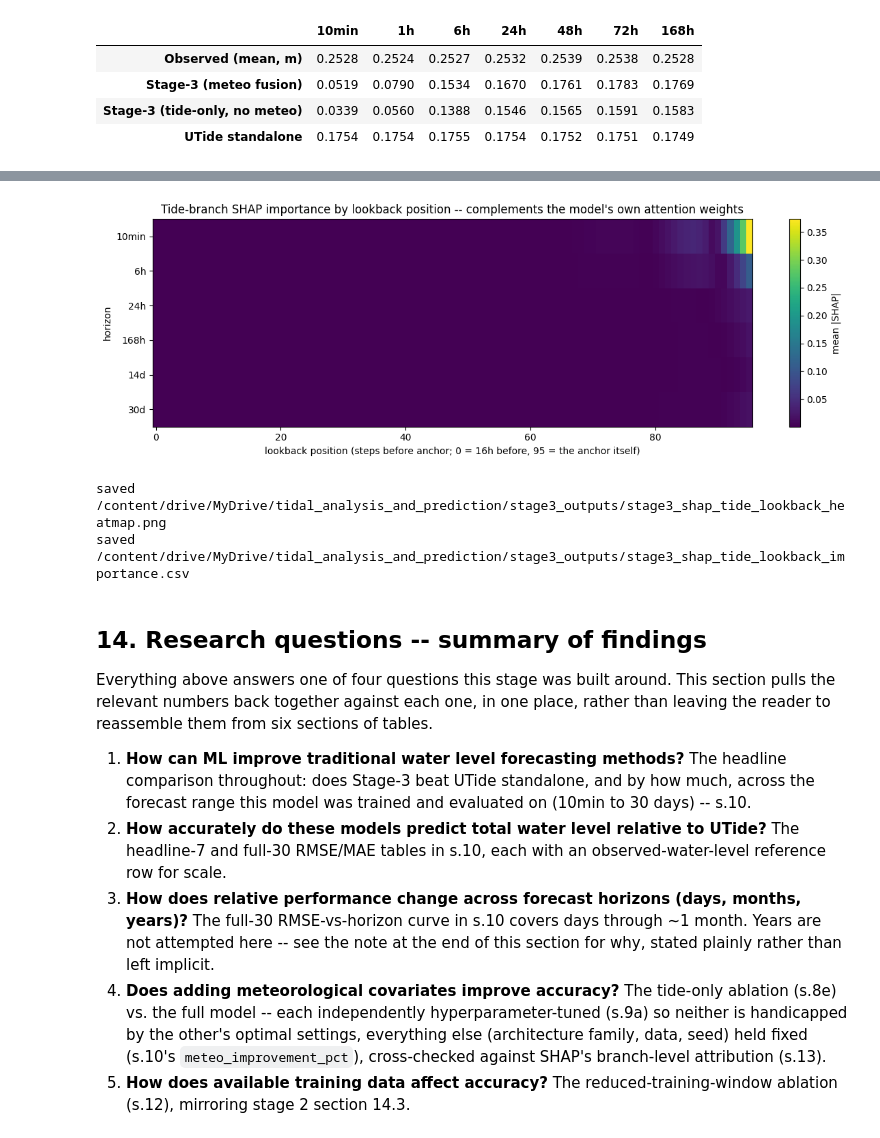
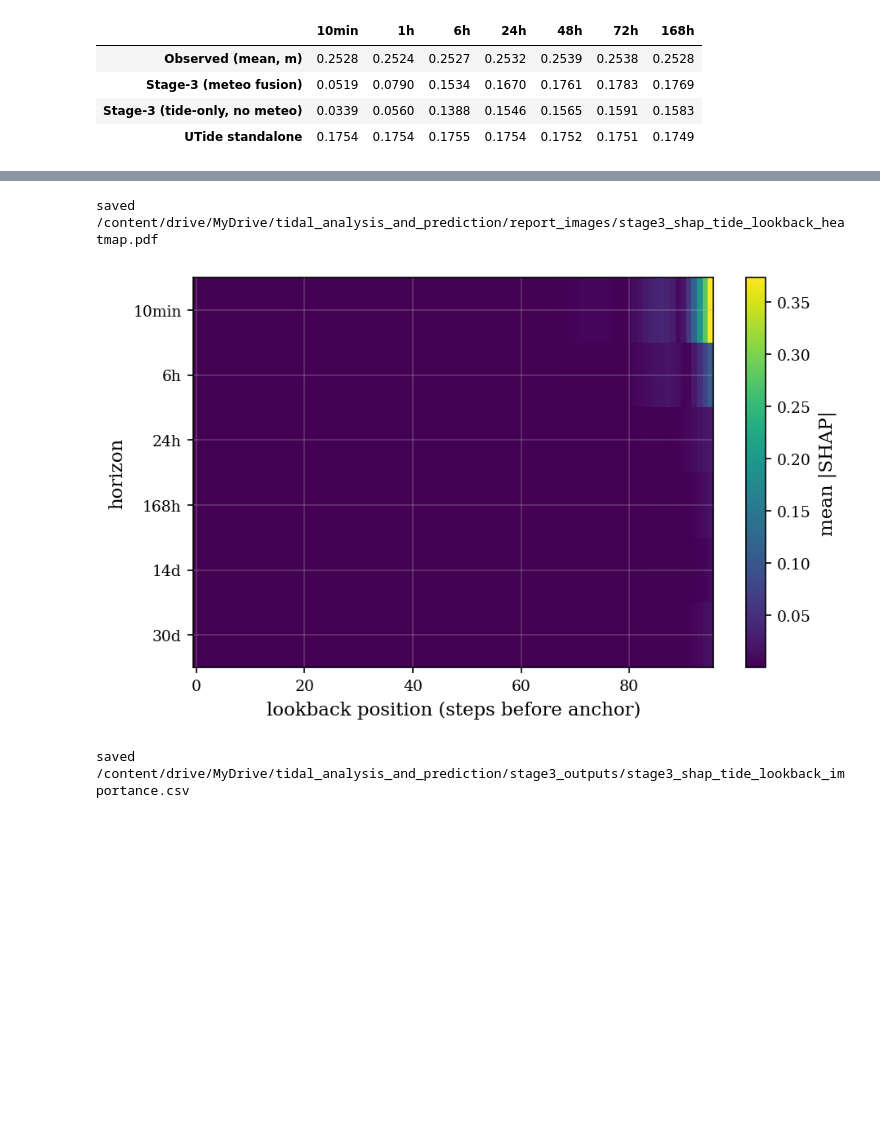
Before and after one commit to Almapian/TML, a Jupyter notebook: models/stage3_meteo_fusion.ipynb, the cells around one changed output, grey strips where cells are left out. Drawn from its saved outputs; the diff is of its cells as text; code cells hidden in the pictures; blank space fills up the shorter version.

```diff
--- a/models/stage3_meteo_fusion.ipynb
+++ b/models/stage3_meteo_fusion.ipynb
@@ -242,6 +183,13 @@ else:
 os.makedirs(OUTPUT_DIR, exist_ok=True)
 assert os.path.exists(DATA_PATH), f"Can't find gauge data at {DATA_PATH} -- update the path above."
 assert os.path.isdir(METEO_DIR), f"Can't find meteo data at {METEO_DIR} -- update the path above."
+
+if IN_COLAB:
+    sys.path.insert(0, BASE_DIR)  # plot_config.py uploaded to the same Drive folder as the data
+from plot_config import SERIES_COLOURS, save_fig, set_report_dir
+set_report_dir(os.path.join(BASE_DIR, 'report_images') if IN_COLAB else '../report_images')
+
+LOAD_FROM_CHECKPOINT = True  # skip training/search and load saved weights from OUTPUT_DIR if present
 # %% [output]
 Drive already mounted at /content/drive; to attempt to forcibly remount, call drive.mount("/content/drive", force_remount=True).
 # %%
@@ -1158,9 +957,14 @@ stage3_model, stage3_history = train_model(
 # %%
+def _train_s3_tideonly(m):
+    return train_model(
+        m, predict_stage3_tideonly, train_tensors_tideonly, val_tensors_tideonly,
+        epochs=EPOCHS, batch_size=BATCH_TIDEONLY, lr=LR_TIDEONLY, patience=PATIENCE,
+        weight_decay=WD_TIDEONLY, label='stage3-tideonly',
+    )
+
+
 set_seed()
 stage3_tideonly_model = TidalSeq2SeqTideOnly().to(device)
-stage3_tideonly_model, stage3_tideonly_history = train_model(
-    stage3_tideonly_model, predict_stage3_tideonly, train_tensors_tideonly, val_tensors_tideonly,
-    epochs=EPOCHS, batch_size=BATCH_TIDEONLY, lr=LR_TIDEONLY, patience=PATIENCE,
-    weight_decay=WD_TIDEONLY, label='stage3-tideonly',
-)
+stage3_tideonly_model, stage3_tideonly_history = load_or_train(
+    stage3_tideonly_model, checkpoint_path_tideonly, _train_s3_tideonly, label='stage3-tideonly')
 # %% [output]
@@ -1292,22 +1065,20 @@ MAE (m), headline 7 horizons:
 horizon_hours = np.array(HORIZON_STEPS) / 6.0  # steps are 10-min -> hours
 rmse_pivot = metrics_df.pivot(index='model', columns='horizon', values='rmse_m')[HORIZON_NAMES]
 
-plt.figure(figsize=(10, 5))
+fig = plt.figure(figsize=(10, 5))
 for name in rmse_pivot.index:
     style = '--' if 'UTide' in name else '-'
-    plt.plot(horizon_hours, rmse_pivot.loc[name], marker='o', markersize=3, linestyle=style, label=name)
+    plt.plot(horizon_hours, rmse_pivot.loc[name], marker='o', markersize=3, linestyle=style, label=name,
+              color=SERIES_COLOURS.get(name))
 plt.axvline(168, color='grey', linewidth=0.8, linestyle=':', label='stage-2 horizon limit (168h)')
 plt.xscale('log')
-plt.xlabel('Forecast horizon (hours, log scale) -- NOT calendar time; each point averages over the whole test set')
+plt.xlabel('Forecast horizon (hours, log scale)')
 plt.ylabel('RMSE (m)')
-plt.title('Test RMSE vs. forecast horizon -- Stage 3 vs UTide, all 30 trained horizons')
 plt.legend()
 plt.grid(alpha=0.3, which='both')
 plt.tight_layout()
-rmse_curve_path = os.path.join(OUTPUT_DIR, 'stage3_rmse_vs_horizon_full.png')
-plt.savefig(rmse_curve_path, dpi=150, bbox_inches='tight')
+save_fig(fig, 'stage3_rmse_vs_horizon_full')
 plt.show()
-print(f"saved {rmse_curve_path}")
 
 print(f"\nFor scale: observed water level over the test set ranges roughly "
       f"{obs_mean_test.min() - obs_std_test.max():.2f}m to {obs_mean_test.max() + obs_std_test.max():.2f}m ODN "
@@ -1785,50 +1473,20 @@ saved /content/drive/MyDrive/tidal_analysis_and_prediction/stage3_outputs/stage3
 # %%
 lookback_matrix = np.stack([tide_lookback_importance[h] for h in SHAP_HORIZONS])  # (n_shap_horizons, 96)
 
-plt.figure(figsize=(12, 4))
+fig = plt.figure(figsize=(12, 4))
 plt.imshow(lookback_matrix, aspect='auto', cmap='viridis', interpolation='nearest')
 plt.colorbar(label='mean |SHAP|')
 plt.yticks(range(len(SHAP_HORIZONS)), SHAP_HORIZONS)
-plt.xlabel('lookback position (steps before anchor; 0 = 16h before, 95 = the anchor itself)')
+plt.xlabel('lookback position (steps before anchor)')
 plt.ylabel('horizon')
-plt.title('Tide-branch SHAP importance by lookback position -- complements the model\'s own attention weights')
 plt.tight_layout()
-heatmap_path = os.path.join(OUTPUT_DIR, 'stage3_shap_tide_lookback_heatmap.png')
-plt.savefig(heatmap_path, dpi=150, bbox_inches='tight')
+save_fig(fig, 'stage3_shap_tide_lookback_heatmap')
 plt.show()
-print(f"saved {heatmap_path}")
 
 shap_summary_path2 = os.path.join(OUTPUT_DIR, 'stage3_shap_tide_lookback_importance.csv')
 pd.DataFrame(lookback_matrix, index=SHAP_HORIZONS).to_csv(shap_summary_path2)
 print(f"saved {shap_summary_path2}")
 # %% [output]
+saved /content/drive/MyDrive/tidal_analysis_and_prediction/report_images/stage3_shap_tide_lookback_heatmap.pdf
-[figure, old version]
+[figure, new version]
-saved /content/drive/MyDrive/tidal_analysis_and_prediction/stage3_outputs/stage3_shap_tide_lookback_heatmap.png
-saved /content/drive/MyDrive/tidal_analysis_and_prediction/stage3_outputs/stage3_shap_tide_lookback_importance.csv
+saved /content/drive/MyDrive/tidal_analysis_and_prediction/stage3_outputs/stage3_shap_tide_lookback_importance.csv
-# %% [markdown]
-## 14. Research questions -- summary of findings
-
-Everything above answers one of four questions this stage was built around.
-This section pulls the relevant numbers back together against each one, in
-one place, rather than leaving the reader to reassemble them from six
-sections of tables.
-
-1. **How can ML improve traditional water level forecasting methods?**
-   The headline comparison throughout: does Stage-3 beat UTide standalone,
-   and by how much, across the forecast range this model was trained and
-   evaluated on (10min to 30 days) -- s.10.
-2. **How accurately do these models predict total water level relative to
-   UTide?** The headline-7 and full-30 RMSE/MAE tables in s.10, each with
-   an observed-water-level reference row for scale.
-3. **How does relative performance change across forecast horizons (days,
-   months, years)?** The full-30 RMSE-vs-horizon curve in s.10 covers days
-   through ~1 month. Years are not attempted here -- see the note at the
-   end of this section for why, stated plainly rather than left implicit.
-4. **Does adding meteorological covariates improve accuracy?** The
-   tide-only ablation (s.8e) vs. the full model -- each independently
-   hyperparameter-tuned (s.9a) so neither is handicapped by the other's
-   optimal settings, everything else (architecture family, data, seed) held
-   fixed (s.10's `meteo_improvement_pct`), cross-checked against SHAP's
-   branch-level attribution (s.13).
-5. **How does available training data affect accuracy?** The
-   reduced-training-window ablation (s.12), mirroring stage 2 section 14.3.
```
Also changed, not shown: parts of 41 cells of this notebook, 8 other files.
